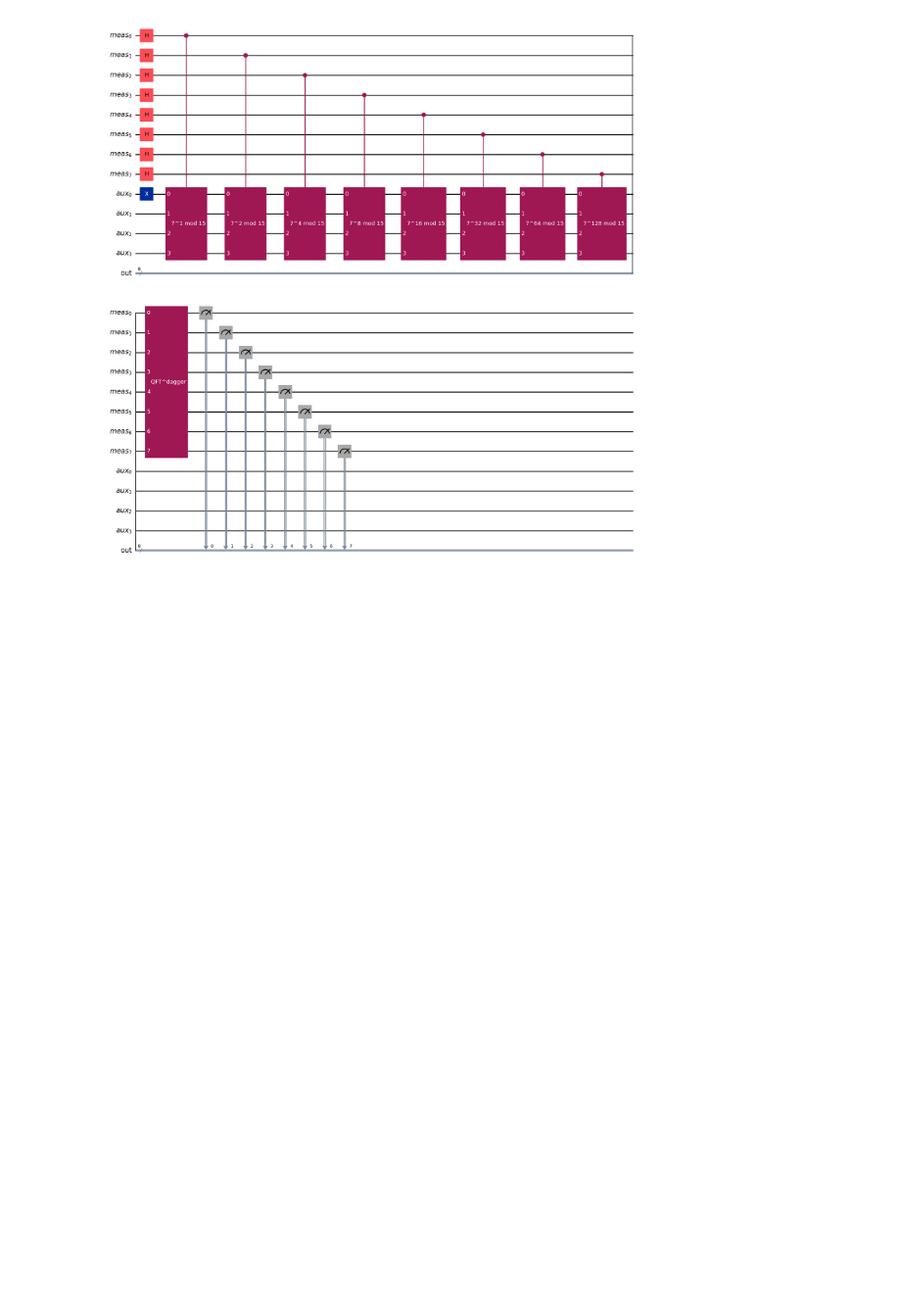
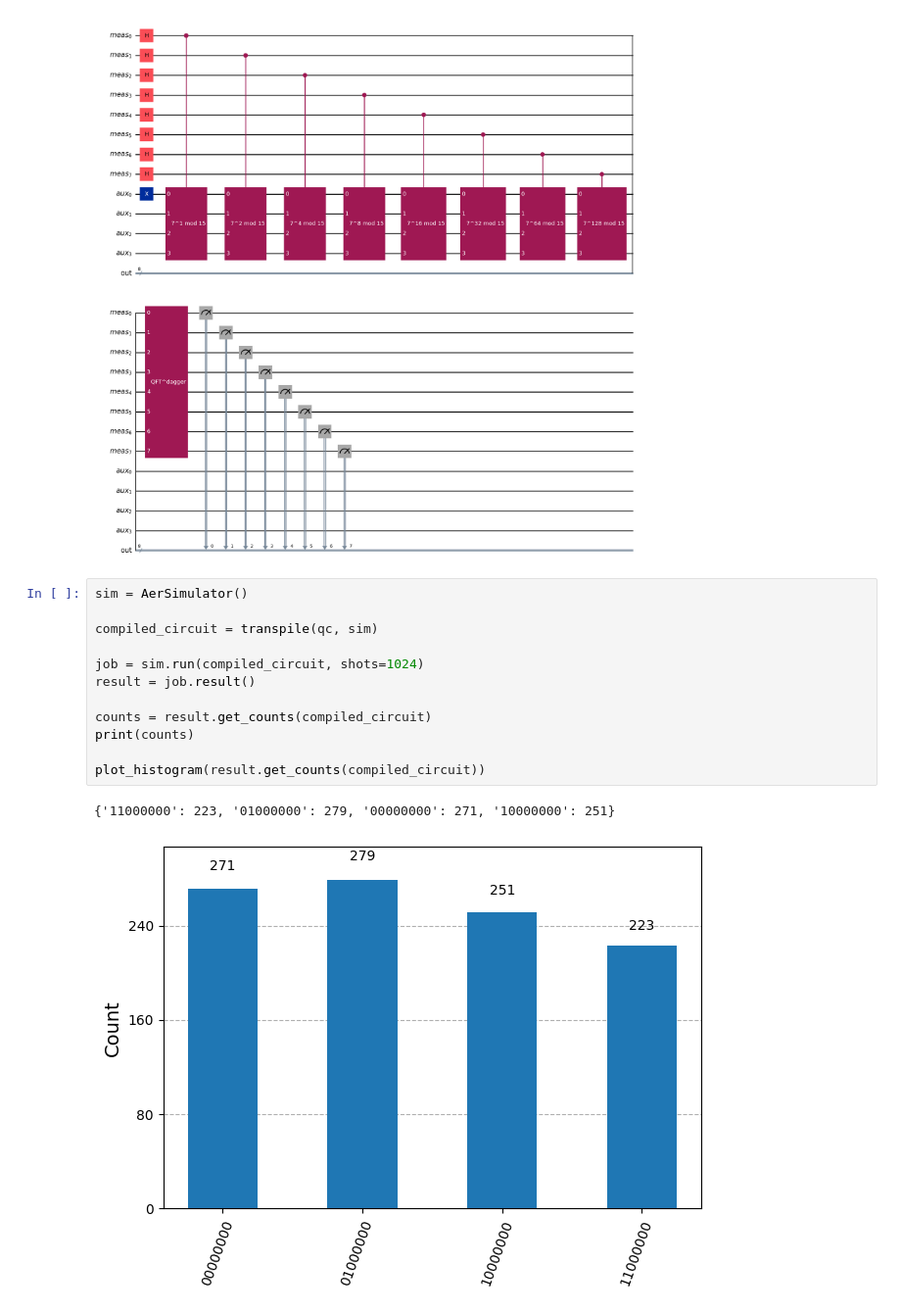
Before and after one commit to miketorii/ProjectX, a Jupyter notebook: Quantum/shor.ipynb, the cells around one changed output. Shown at 98% size. Drawn from its saved outputs; the diff is of its cells as text; blank space fills up the shorter version.

Commit message:
show result

```diff
--- a/Quantum/shor.ipynb
+++ b/Quantum/shor.ipynb
@@ -94,3 +96,18 @@ qc.measure(qreg_meas, creg_meas)
 qc.draw('mpl')
 # %% [output]
 [figure]
+# %%
+sim = AerSimulator()
+
+compiled_circuit = transpile(qc, sim)
+
+job = sim.run(compiled_circuit, shots=1024)
+result = job.result()
+
+counts = result.get_counts(compiled_circuit)
+print(counts)
+
+plot_histogram(result.get_counts(compiled_circuit))
+# %% [output]
+{'11000000': 223, '01000000': 279, '00000000': 271, '10000000': 251}
+[figure, added]
```
Also changed, not shown: parts of 1 cell of this notebook.
